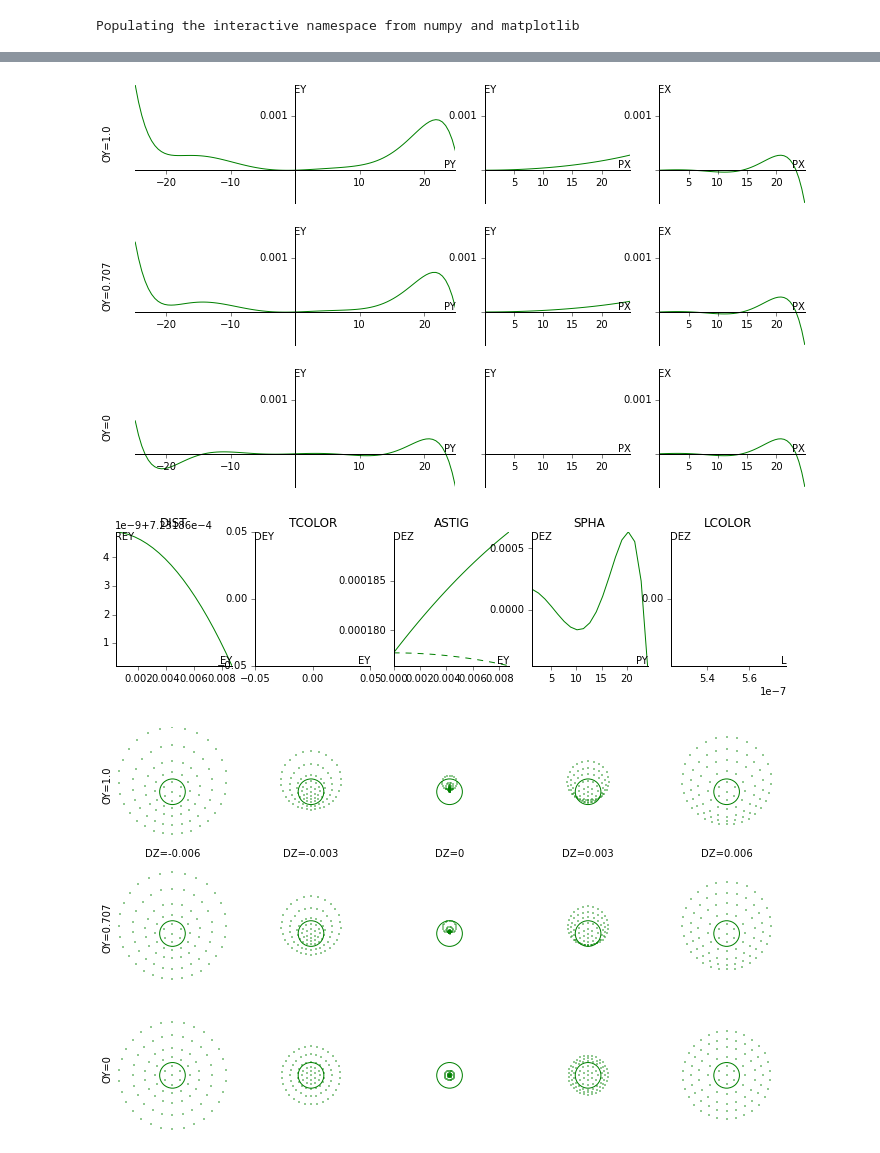
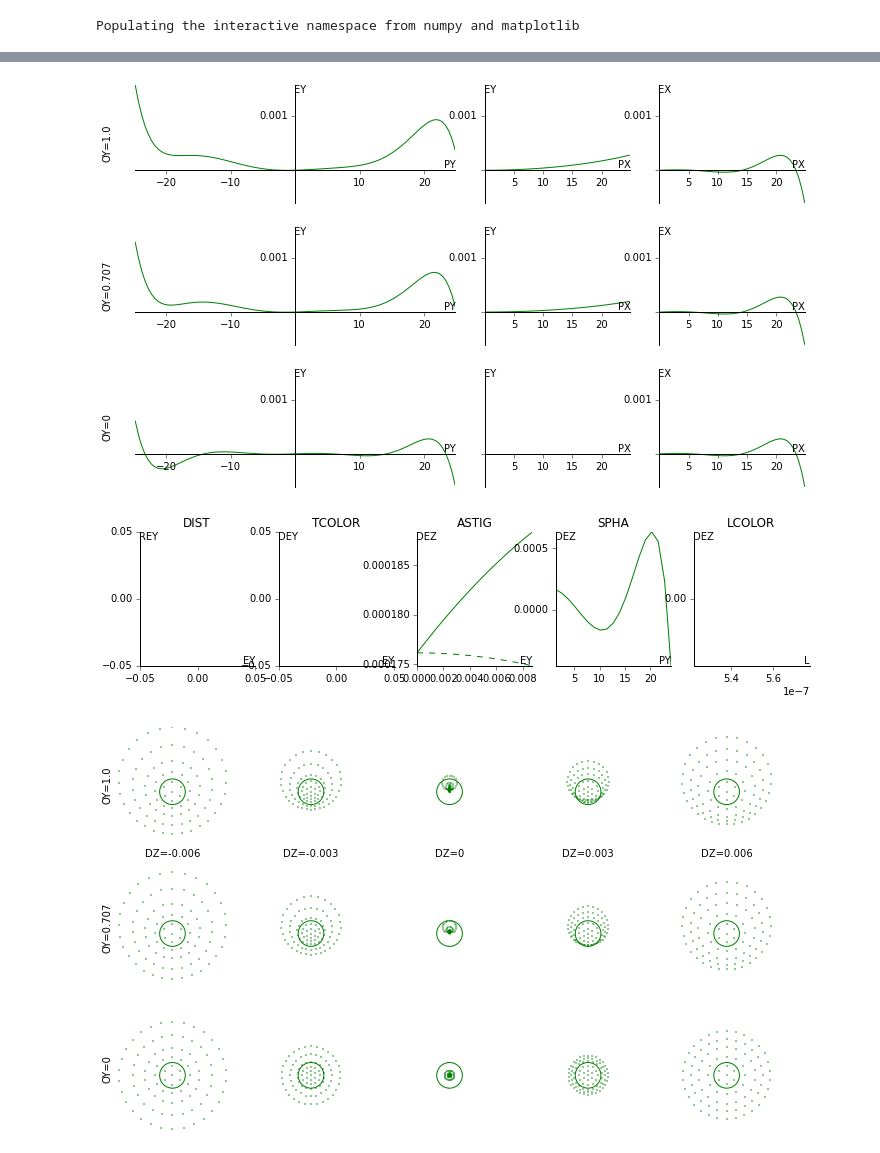
Before and after one commit to quartiq/rayopt-notebooks, a Jupyter notebook: focuser.ipynb, the cells around one changed output, grey strips where cells are left out. Cells and saved outputs as stored; diff of their text form; code cells hidden in the pictures.

Commit message:
update focuser with new pupil rayopt tools

```diff
--- a/focuser.ipynb
+++ b/focuser.ipynb
@@ -13,7 +13,7 @@ s = system_from_yaml("""
 description: three lens monochromatic focusing f/1 50mm
 stop: 2
 wavelengths: [550.0e-9]
-object: {angle_deg: 0.01}
+object: {angle_deg: 0.01, pupil: {radius: 25}}
 elements:
 - {material: air, radius: 25}
 - {material: SCHOTT/N-BK7, roc: 94.28602, distance: 10, radius: 25}
@@ -43,10 +43,10 @@ Image:
  5 S    0.1228 7.041e-05 4.036e-08-2.557e-07-1.234e-10
  6 S -0.005493-3.159e-05-1.816e-07 1.985e-07 9.713e-11
  7 S         0        -0         0        -0        -0
  ∑     -0.4261 0.0002074-4.276e-07-2.511e-07-4.195e-11
 [figure]
 [figure]
-[figure, old version]
+[figure, new version]
 [figure]
 [figure]
 # %%
```
Also changed, not shown: parts of 4 cells of this notebook.
